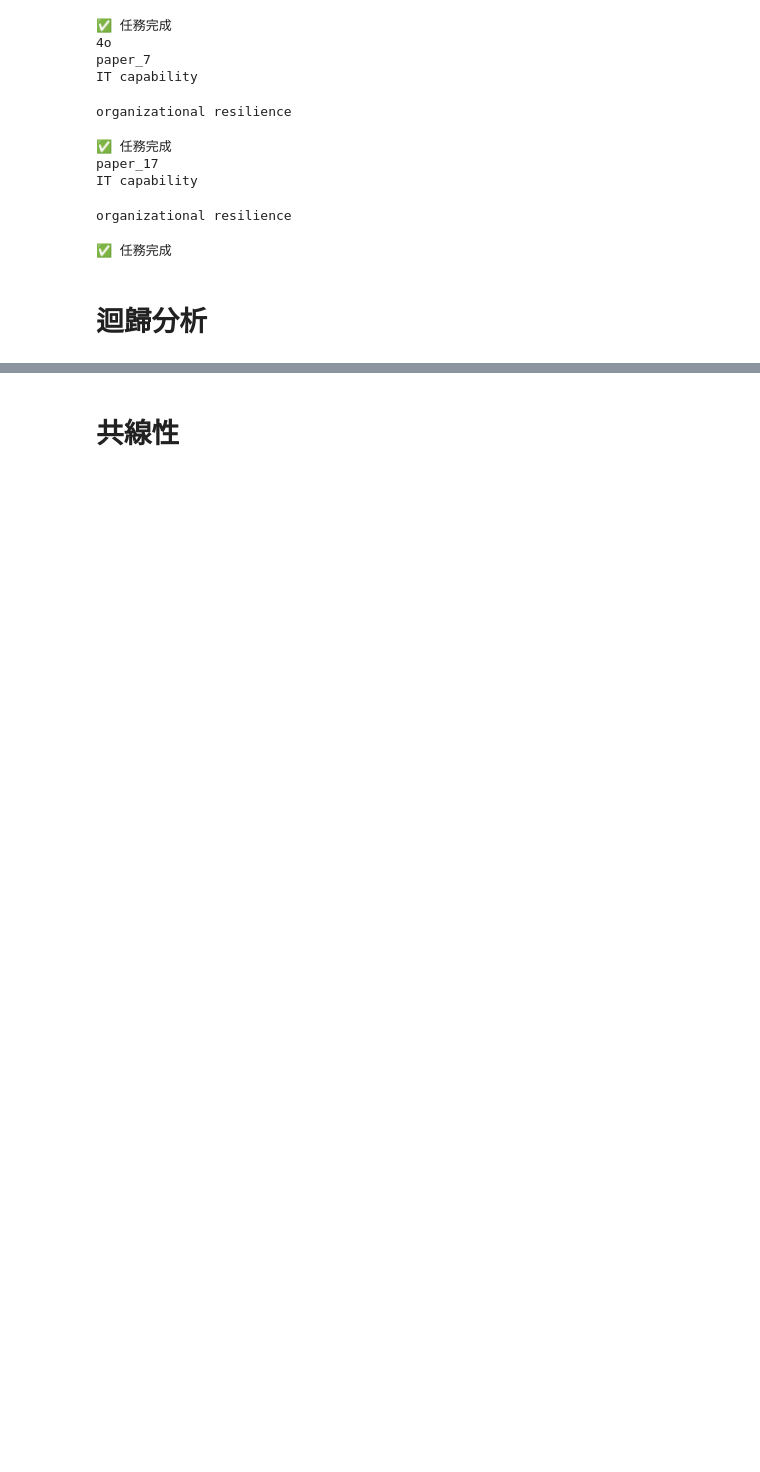
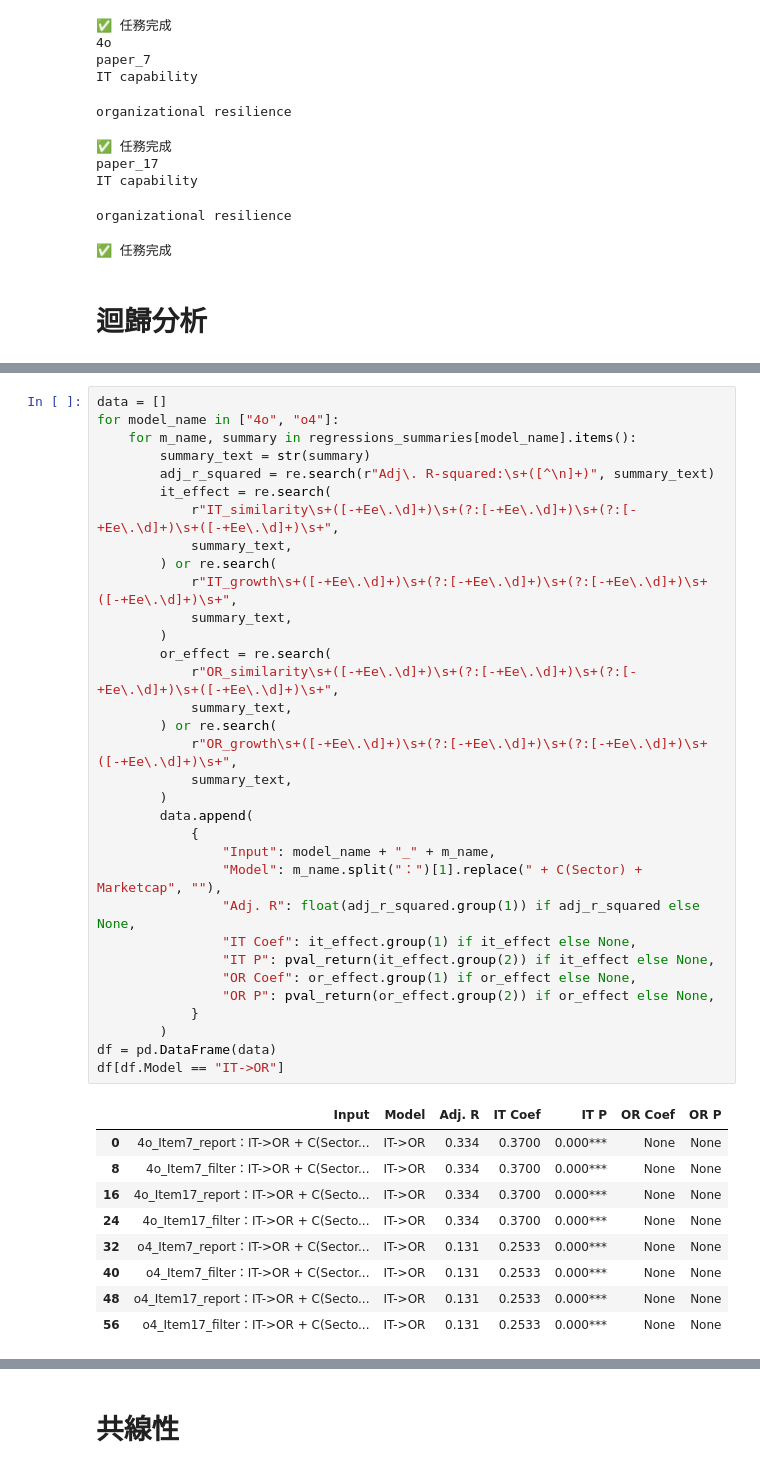
Before and after one commit to ansa1019/paper, a Jupyter notebook: paper.ipynb, the cells around one changed output, grey strips where cells are left out. Saved outputs shown, nothing was run; the diff lists cells and outputs as text; blank space fills up the shorter version.

```diff
--- a/paper.ipynb
+++ b/paper.ipynb
@@ -2856,3 +2932,46 @@ growth_lag_summaries
+# %%
+data = []
+for model_name in ["4o", "o4"]:
+    for m_name, summary in regressions_summaries[model_name].items():
+        summary_text = str(summary)
+        adj_r_squared = re.search(r"Adj\. R-squared:\s+([^\n]+)", summary_text)
+        it_effect = re.search(
+            r"IT_similarity\s+([-+Ee\.\d]+)\s+(?:[-+Ee\.\d]+)\s+(?:[-+Ee\.\d]+)\s+([-+Ee\.\d]+)\s+",
+            summary_text,
+        ) or re.search(
+            r"IT_growth\s+([-+Ee\.\d]+)\s+(?:[-+Ee\.\d]+)\s+(?:[-+Ee\.\d]+)\s+([-+Ee\.\d]+)\s+",
+            summary_text,
+        )
+        or_effect = re.search(
+            r"OR_similarity\s+([-+Ee\.\d]+)\s+(?:[-+Ee\.\d]+)\s+(?:[-+Ee\.\d]+)\s+([-+Ee\.\d]+)\s+",
+            summary_text,
+        ) or re.search(
+            r"OR_growth\s+([-+Ee\.\d]+)\s+(?:[-+Ee\.\d]+)\s+(?:[-+Ee\.\d]+)\s+([-+Ee\.\d]+)\s+",
+            summary_text,
+        )
+        data.append(
+            {
+                "Input": model_name + "_" + m_name,
+                "Model": m_name.split("：")[1].replace(" + C(Sector) + Marketcap", ""),
+                "Adj. R": float(adj_r_squared.group(1)) if adj_r_squared else None,
+                "IT Coef": it_effect.group(1) if it_effect else None,
+                "IT P": pval_return(it_effect.group(2)) if it_effect else None,
+                "OR Coef": or_effect.group(1) if or_effect else None,
+                "OR P": pval_return(or_effect.group(2)) if or_effect else None,
+            }
+        )
+df = pd.DataFrame(data)
+df[df.Model == "IT->OR"]
+# %% [output]
+|  | Input | Model | Adj. R | IT Coef | IT P | OR Coef | OR P |
+| 0 | 4o_Item7_report：IT->OR + C(Sector... | IT->OR | 0.334 | 0.3700 | 0.000*** | None | None |
+| 8 | 4o_Item7_filter：IT->OR + C(Sector... | IT->OR | 0.334 | 0.3700 | 0.000*** | None | None |
+| 16 | 4o_Item17_report：IT->OR + C(Secto... | IT->OR | 0.334 | 0.3700 | 0.000*** | None | None |
+| 24 | 4o_Item17_filter：IT->OR + C(Secto... | IT->OR | 0.334 | 0.3700 | 0.000*** | None | None |
+| 32 | o4_Item7_report：IT->OR + C(Sector... | IT->OR | 0.131 | 0.2533 | 0.000*** | None | None |
+| 40 | o4_Item7_filter：IT->OR + C(Sector... | IT->OR | 0.131 | 0.2533 | 0.000*** | None | None |
+| 48 | o4_Item17_report：IT->OR + C(Secto... | IT->OR | 0.131 | 0.2533 | 0.000*** | None | None |
+| 56 | o4_Item17_filter：IT->OR + C(Secto... | IT->OR | 0.131 | 0.2533 | 0.000*** | None | None |
 # %%
 # Markdown
 markdown = ""
```
Also changed, not shown: parts of 19 cells of this notebook, 58 other files.
